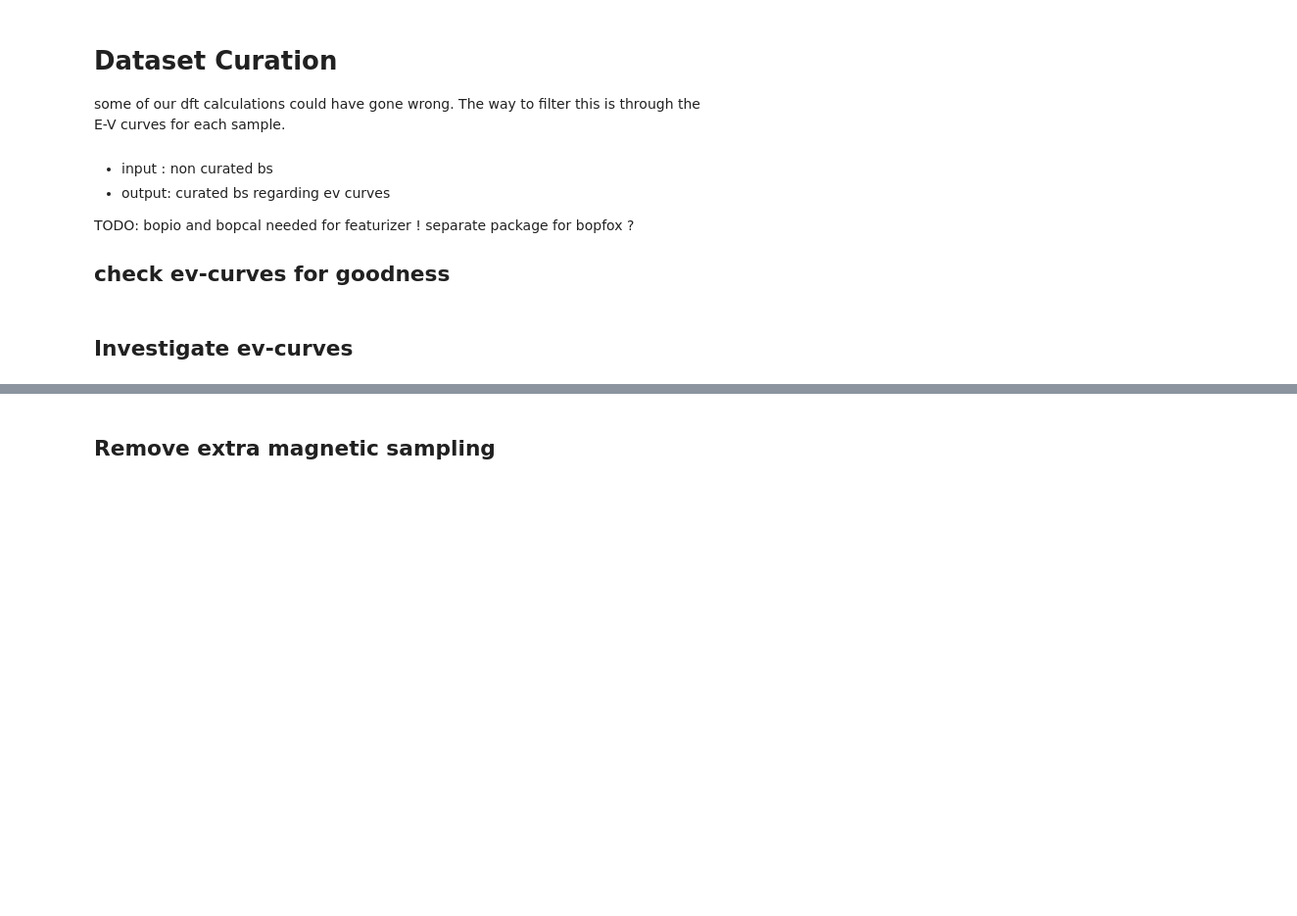
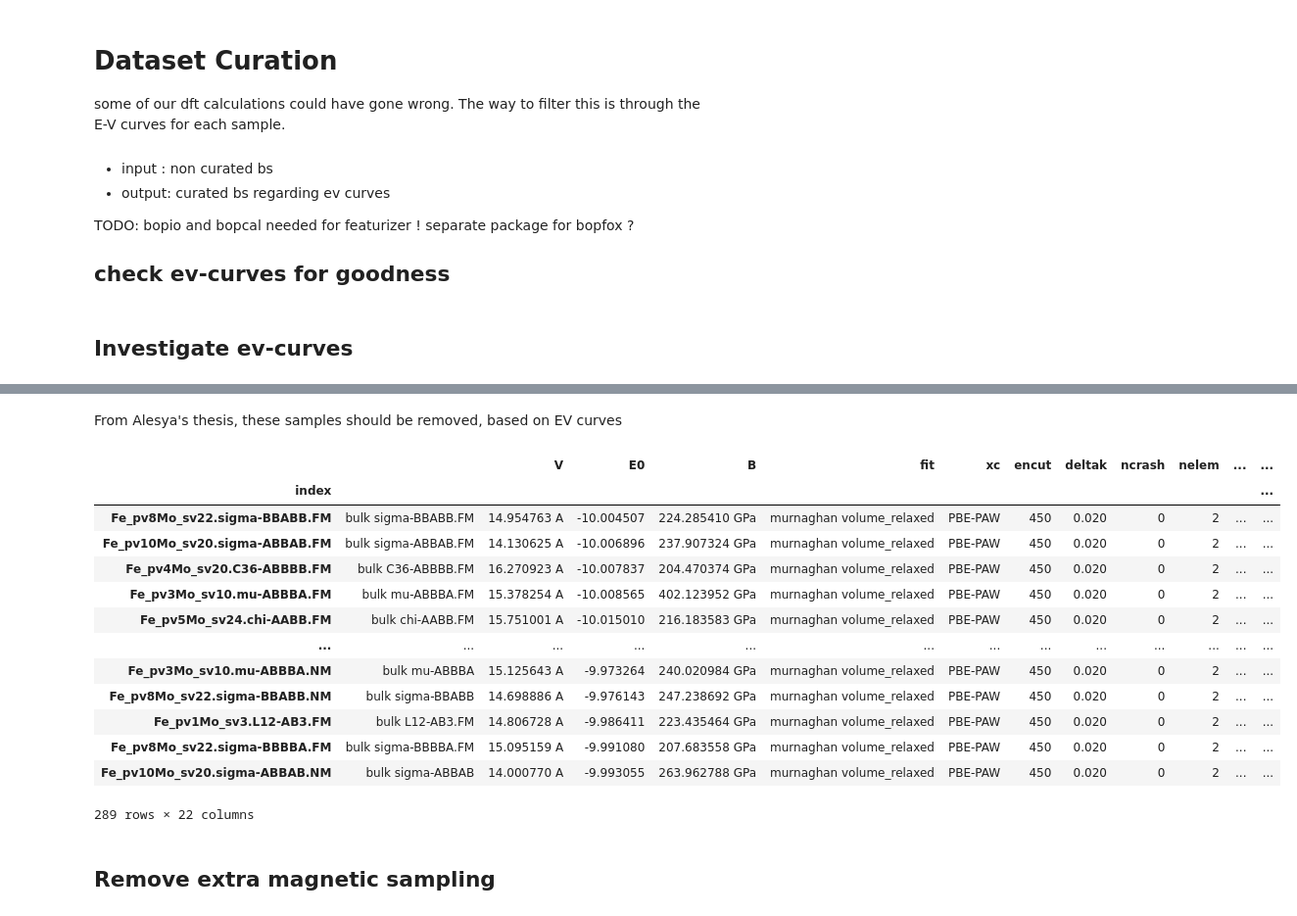
Before and after one commit to AIIMProject/MLFeMoTCPs, a Jupyter notebook: 01_CurateWithEVcurves.ipynb, the cells around one changed output, grey strips where cells are left out. Shown at 98% size. Saved outputs shown, nothing was run; the diff lists cells and outputs as text; code cells hidden in the pictures; blank space fills up the shorter version.

```diff
--- a/01_CurateWithEVcurves.ipynb
+++ b/01_CurateWithEVcurves.ipynb
@@ -50,2 +75,4 @@ else:
 GoodBS = PBS.loc[indexofgoodsamples]
 BadBS = PBS.loc[PBS.index.difference(indexofgoodsamples)]
+# %% [markdown]
+From Alesya's thesis, these samples should be removed, based on EV curves
@@ -52,3 +81,20 @@ BadBS = PBS.loc[PBS.index.difference(indexofgoodsamples)]
+# %%
+GoodBS
+# %% [output]
+|  |  | V | E0 | B | fit | xc | encut | deltak | ncrash | nelem | ... | ... |
+| index |  |  |  |  |  |  |  |  |  |  |  | ... |
+| Fe_pv8Mo_sv22.sigma-BBABB.FM | bulk sigma-BBABB.FM | 14.954763 A | -10.004507 | 224.285410 GPa | murnaghan volume_relaxed | PBE-PAW | 450 | 0.020 | 0 | 2 | ... | ... |
+| Fe_pv10Mo_sv20.sigma-ABBAB.FM | bulk sigma-ABBAB.FM | 14.130625 A | -10.006896 | 237.907324 GPa | murnaghan volume_relaxed | PBE-PAW | 450 | 0.020 | 0 | 2 | ... | ... |
+| Fe_pv4Mo_sv20.C36-ABBBB.FM | bulk C36-ABBBB.FM | 16.270923 A | -10.007837 | 204.470374 GPa | murnaghan volume_relaxed | PBE-PAW | 450 | 0.020 | 0 | 2 | ... | ... |
+| Fe_pv3Mo_sv10.mu-ABBBA.FM | bulk mu-ABBBA.FM | 15.378254 A | -10.008565 | 402.123952 GPa | murnaghan volume_relaxed | PBE-PAW | 450 | 0.020 | 0 | 2 | ... | ... |
+| Fe_pv5Mo_sv24.chi-AABB.FM | bulk chi-AABB.FM | 15.751001 A | -10.015010 | 216.183583 GPa | murnaghan volume_relaxed | PBE-PAW | 450 | 0.020 | 0 | 2 | ... | ... |
+| ... | ... | ... | ... | ... | ... | ... | ... | ... | ... | ... | ... | ... |
+| Fe_pv3Mo_sv10.mu-ABBBA.NM | bulk mu-ABBBA | 15.125643 A | -9.973264 | 240.020984 GPa | murnaghan volume_relaxed | PBE-PAW | 450 | 0.020 | 0 | 2 | ... | ... |
+| Fe_pv8Mo_sv22.sigma-BBABB.NM | bulk sigma-BBABB | 14.698886 A | -9.976143 | 247.238692 GPa | murnaghan volume_relaxed | PBE-PAW | 450 | 0.020 | 0 | 2 | ... | ... |
+| Fe_pv1Mo_sv3.L12-AB3.FM | bulk L12-AB3.FM | 14.806728 A | -9.986411 | 223.435464 GPa | murnaghan volume_relaxed | PBE-PAW | 450 | 0.020 | 0 | 2 | ... | ... |
+| Fe_pv8Mo_sv22.sigma-BBBBA.FM | bulk sigma-BBBBA.FM | 15.095159 A | -9.991080 | 207.683558 GPa | murnaghan volume_relaxed | PBE-PAW | 450 | 0.020 | 0 | 2 | ... | ... |
+| Fe_pv10Mo_sv20.sigma-ABBAB.NM | bulk sigma-ABBAB | 14.000770 A | -9.993055 | 263.962788 GPa | murnaghan volume_relaxed | PBE-PAW | 450 | 0.020 | 0 | 2 | ... | ... |
+289 rows × 22 columns
 # %% [markdown]
 ## Remove extra magnetic sampling
 # %% [markdown]
```
Also changed, not shown: parts of 22 cells of this notebook, 1 other file.
